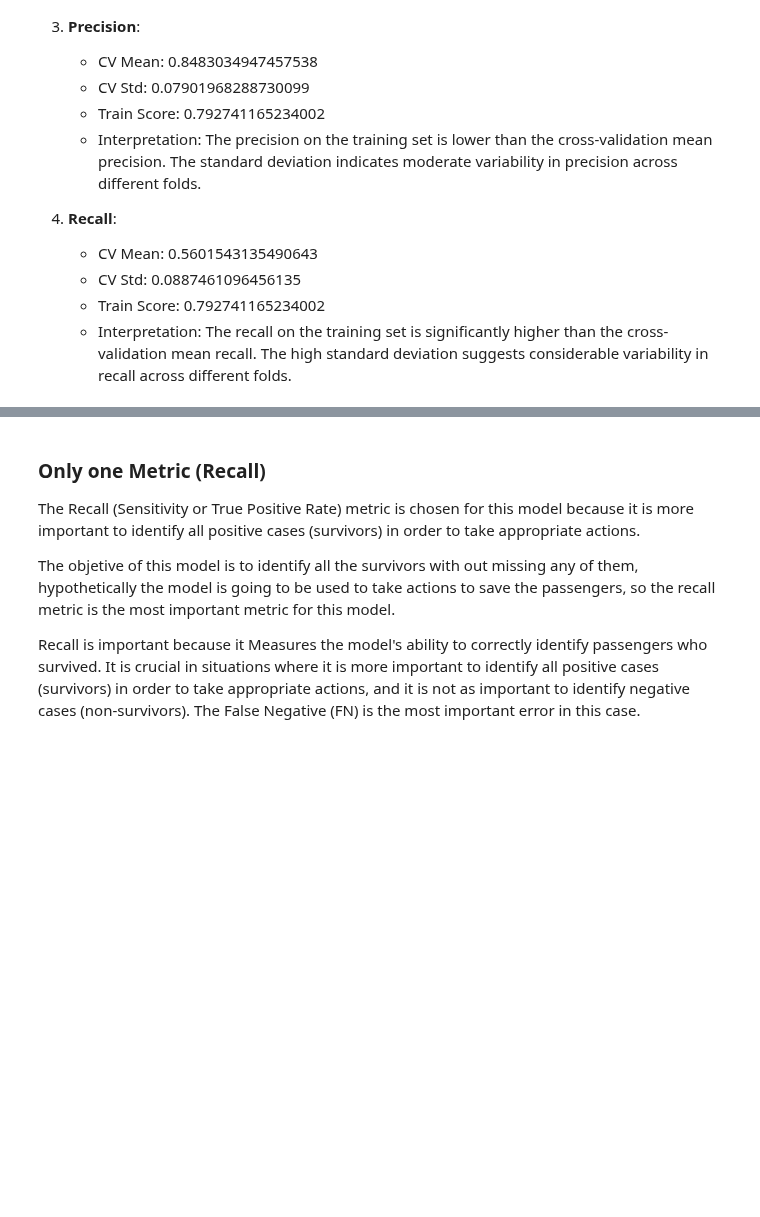
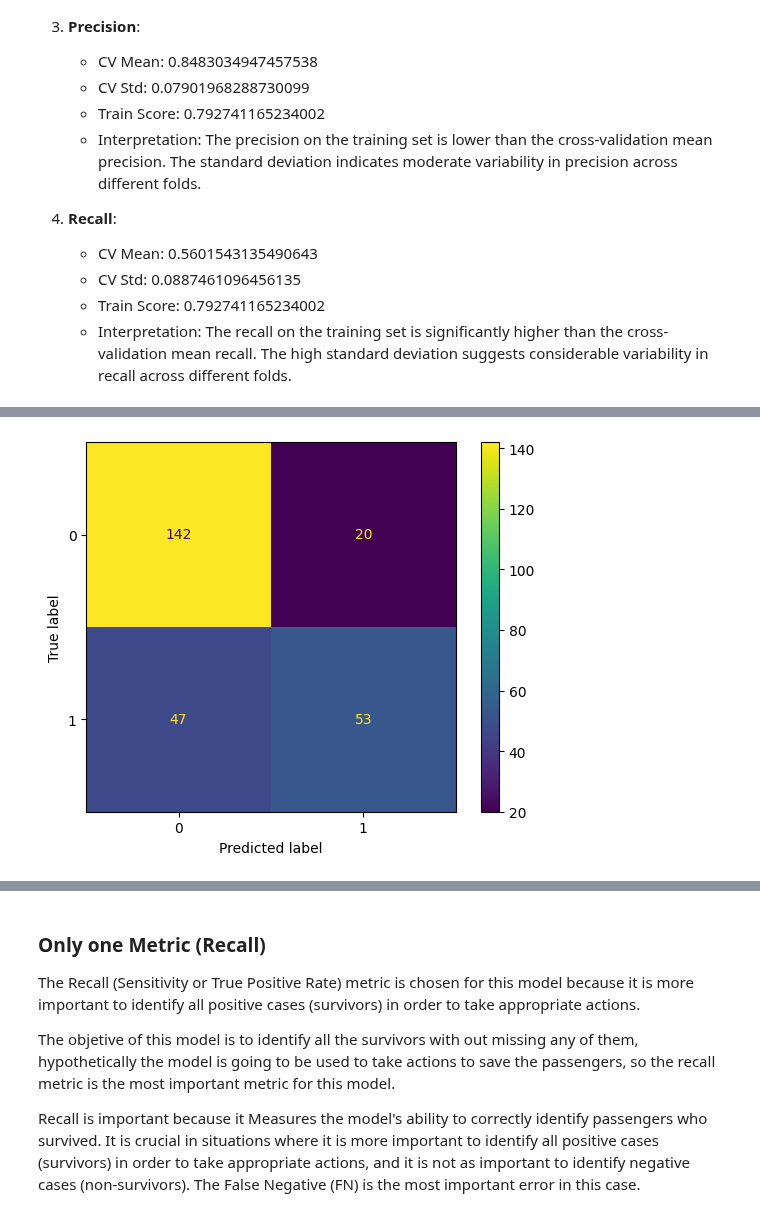
Before and after one commit to JoseRZapata/demo-data-science-template, a Jupyter notebook: notebooks/5-models/01-jrz-heuristic_model-2024_10_29.ipynb, the cells around one changed output, grey strips where cells are left out. Drawn from its saved outputs; the diff is of its cells as text; code cells hidden in the pictures; blank space fills up the shorter version.

Commit message:
Feature/ml model selection (#86)
* 📝 2 model comparison

* 📝 update heuristic plots evaluation

* update diocs in notebook

```diff
--- a/notebooks/5-models/01-jrz-heuristic_model-2024_10_29.ipynb
+++ b/notebooks/5-models/01-jrz-heuristic_model-2024_10_29.ipynb
@@ -347,0 +356,3 @@ metrics_df.plot(
+# %%
+y_pred = model_pipe.predict(x_test)
+print(classification_report(y_test, y_pred))
@@ -347,0 +368,4 @@ metrics_df.plot(
+# %%
+ConfusionMatrixDisplay.from_predictions(y_test, y_pred);
+# %% [output]
+[figure, added]
```
Also changed, not shown: parts of 8 cells of this notebook, 1 other file.
